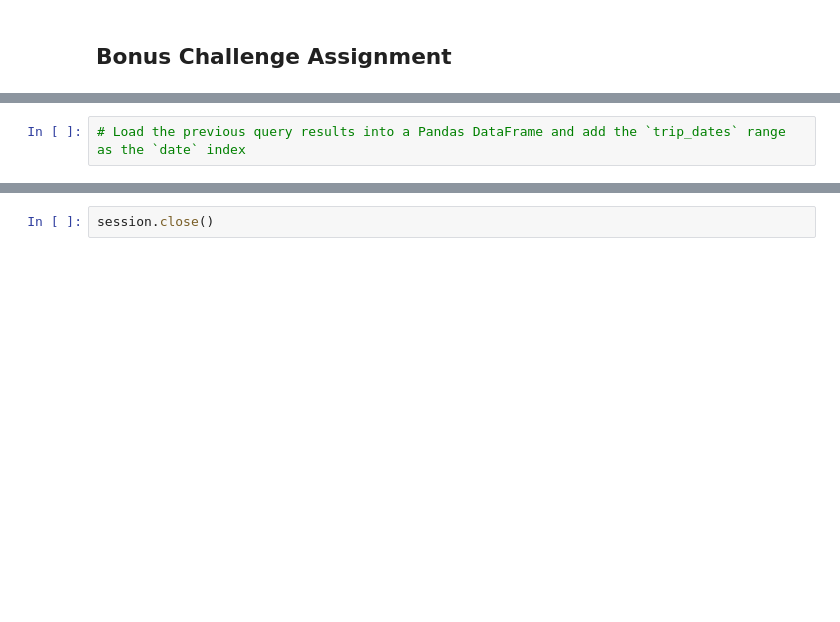
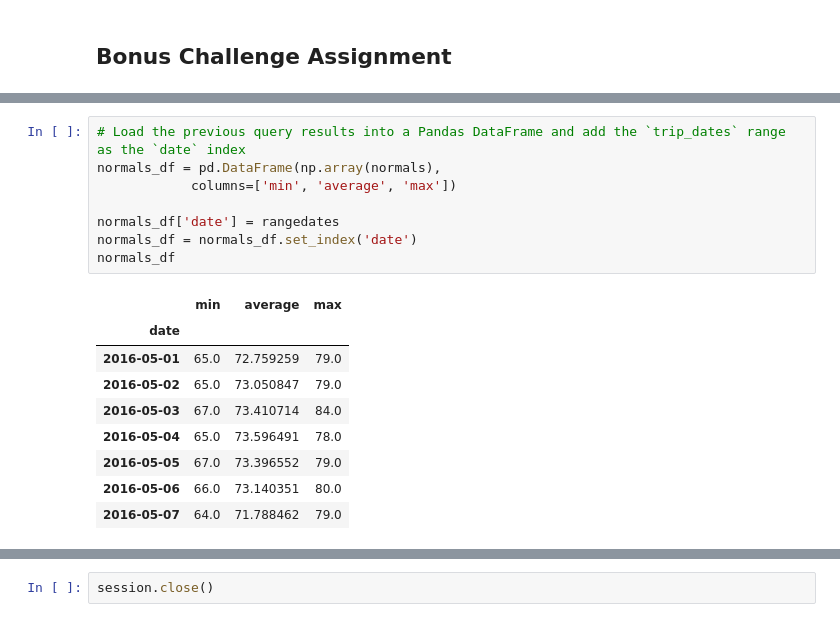
Before and after one commit to jacance/sqlalchemy-challenge, a Jupyter notebook: climate.ipynb, the cells around one changed output, grey strips where cells are left out. Cells and saved outputs as stored; diff of their text form; blank space fills up the shorter version.

```diff
--- a/climate.ipynb
+++ b/climate.ipynb
@@ -244,4 +252,20 @@ datetime.date(2017, 5, 1)
 # %%
 # Load the previous query results into a Pandas DataFrame and add the `trip_dates` range as the `date` index
+normals_df = pd.DataFrame(np.array(normals),
+            columns=['min', 'average', 'max'])
+
+normals_df['date'] = rangedates
+normals_df = normals_df.set_index('date')
+normals_df
+# %% [output]
+|  | min | average | max |
+| date |  |  |  |
+| 2016-05-01 | 65.0 | 72.759259 | 79.0 |
+| 2016-05-02 | 65.0 | 73.050847 | 79.0 |
+| 2016-05-03 | 67.0 | 73.410714 | 84.0 |
+| 2016-05-04 | 65.0 | 73.596491 | 78.0 |
+| 2016-05-05 | 67.0 | 73.396552 | 79.0 |
+| 2016-05-06 | 66.0 | 73.140351 | 80.0 |
+| 2016-05-07 | 64.0 | 71.788462 | 79.0 |
 # %%
 # Plot the daily normals as an area plot with `stacked=False`
```
Also changed, not shown: parts of 7 cells of this notebook, 1 other file.
